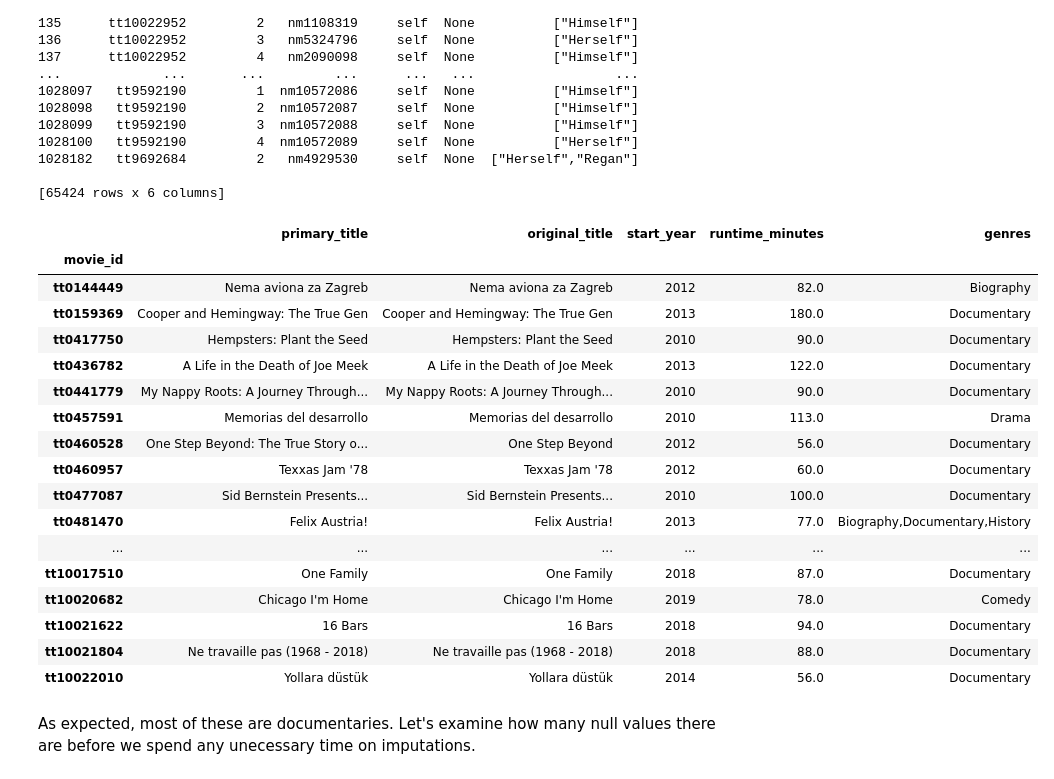
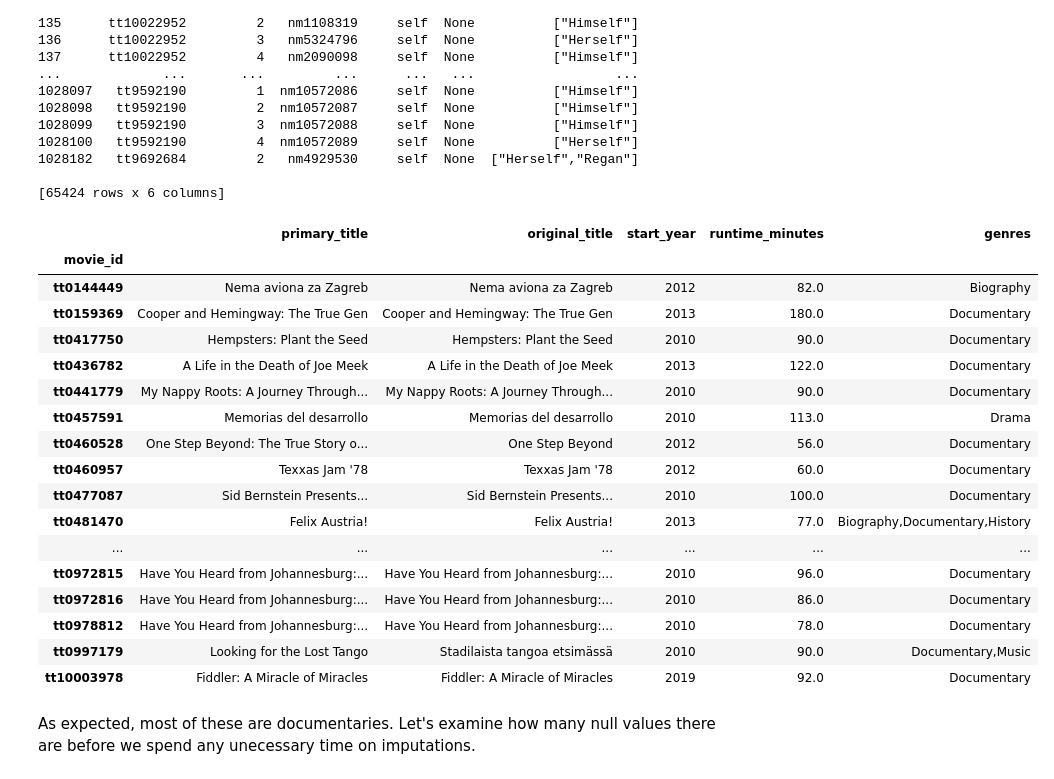
Before and after one commit to emmascotson/Movie-Data-Analysis, a Jupyter notebook: notebooks/exploratory.ipynb, the cells around one changed output. Cells and saved outputs as stored; diff of their text form; code cells hidden in the pictures.

```diff
--- a/notebooks/exploratory.ipynb
+++ b/notebooks/exploratory.ipynb
@@ -1583,29 +1583,29 @@ print(principals_df[principals_df['category'] == 'self'])
 # %%
 #Looking at the corresponding titles for these films
 doc_rows_principals = principals_df[principals_df['category'] == 'self']
 doc_movie_ids = doc_rows_principals['movie_id'].tolist()
 doc_movie_basics = movie_basics_df[movie_basics_df.index.isin(doc_movie_ids)]
 
-doc_movie_basics.head(50)
+doc_movie_basics.head(30)
 # %% [output]
 |  | primary_title | original_title | start_year | runtime_minutes | genres |
 | movie_id |  |  |  |  |  |
 | tt0144449 | Nema aviona za Zagreb | Nema aviona za Zagreb | 2012 | 82.0 | Biography |
 | tt0159369 | Cooper and Hemingway: The True Gen | Cooper and Hemingway: The True Gen | 2013 | 180.0 | Documentary |
 | tt0417750 | Hempsters: Plant the Seed | Hempsters: Plant the Seed | 2010 | 90.0 | Documentary |
 | tt0436782 | A Life in the Death of Joe Meek | A Life in the Death of Joe Meek | 2013 | 122.0 | Documentary |
 | tt0441779 | My Nappy Roots: A Journey Through... | My Nappy Roots: A Journey Through... | 2010 | 90.0 | Documentary |
 | tt0457591 | Memorias del desarrollo | Memorias del desarrollo | 2010 | 113.0 | Drama |
 | tt0460528 | One Step Beyond: The True Story o... | One Step Beyond | 2012 | 56.0 | Documentary |
 | tt0460957 | Texxas Jam '78 | Texxas Jam '78 | 2012 | 60.0 | Documentary |
 | tt0477087 | Sid Bernstein Presents... | Sid Bernstein Presents... | 2010 | 100.0 | Documentary |
 | tt0481470 | Felix Austria! | Felix Austria! | 2013 | 77.0 | Biography,Documentary,History |
 | ... | ... | ... | ... | ... | ... |
-| tt10017510 | One Family | One Family | 2018 | 87.0 | Documentary |
-| tt10020682 | Chicago I'm Home | Chicago I'm Home | 2019 | 78.0 | Comedy |
-| tt10021622 | 16 Bars | 16 Bars | 2018 | 94.0 | Documentary |
-| tt10021804 | Ne travaille pas (1968 - 2018) | Ne travaille pas (1968 - 2018) | 2018 | 88.0 | Documentary |
-| tt10022010 | Yollara düstük | Yollara düstük | 2014 | 56.0 | Documentary |
+| tt0972815 | Have You Heard from Johannesburg:... | Have You Heard from Johannesburg:... | 2010 | 96.0 | Documentary |
+| tt0972816 | Have You Heard from Johannesburg:... | Have You Heard from Johannesburg:... | 2010 | 86.0 | Documentary |
+| tt0978812 | Have You Heard from Johannesburg:... | Have You Heard from Johannesburg:... | 2010 | 78.0 | Documentary |
+| tt0997179 | Looking for the Lost Tango | Stadilaista tangoa etsimässä | 2010 | 90.0 | Documentary,Music |
+| tt10003978 | Fiddler: A Miracle of Miracles | Fiddler: A Miracle of Miracles | 2019 | 92.0 | Documentary |
 # %% [markdown]
 As expected, most of these are documentaries. Let's examine how many null values there are before we spend any unecessary time on imputations.
 # %%
```
Also changed, not shown: parts of 21 cells of this notebook.
